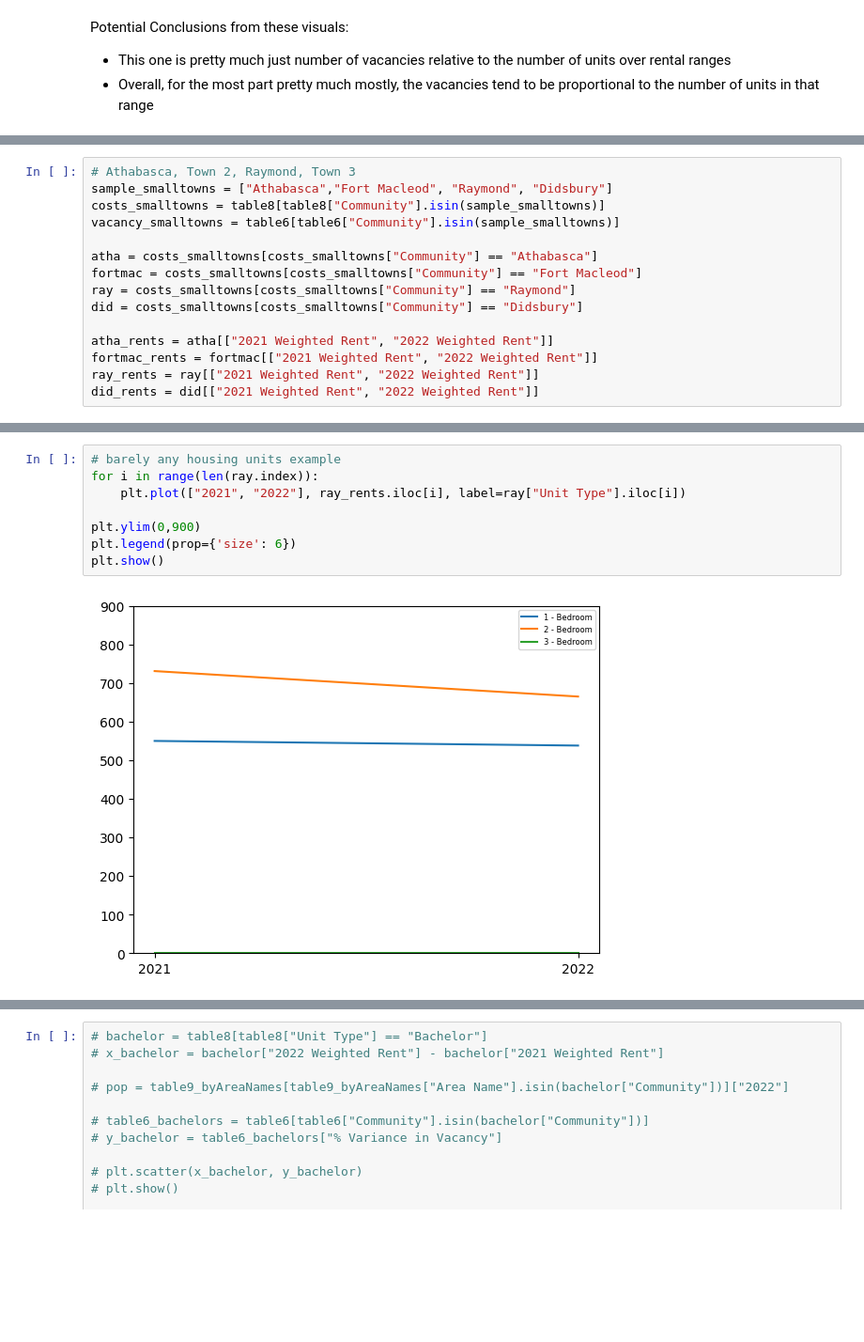
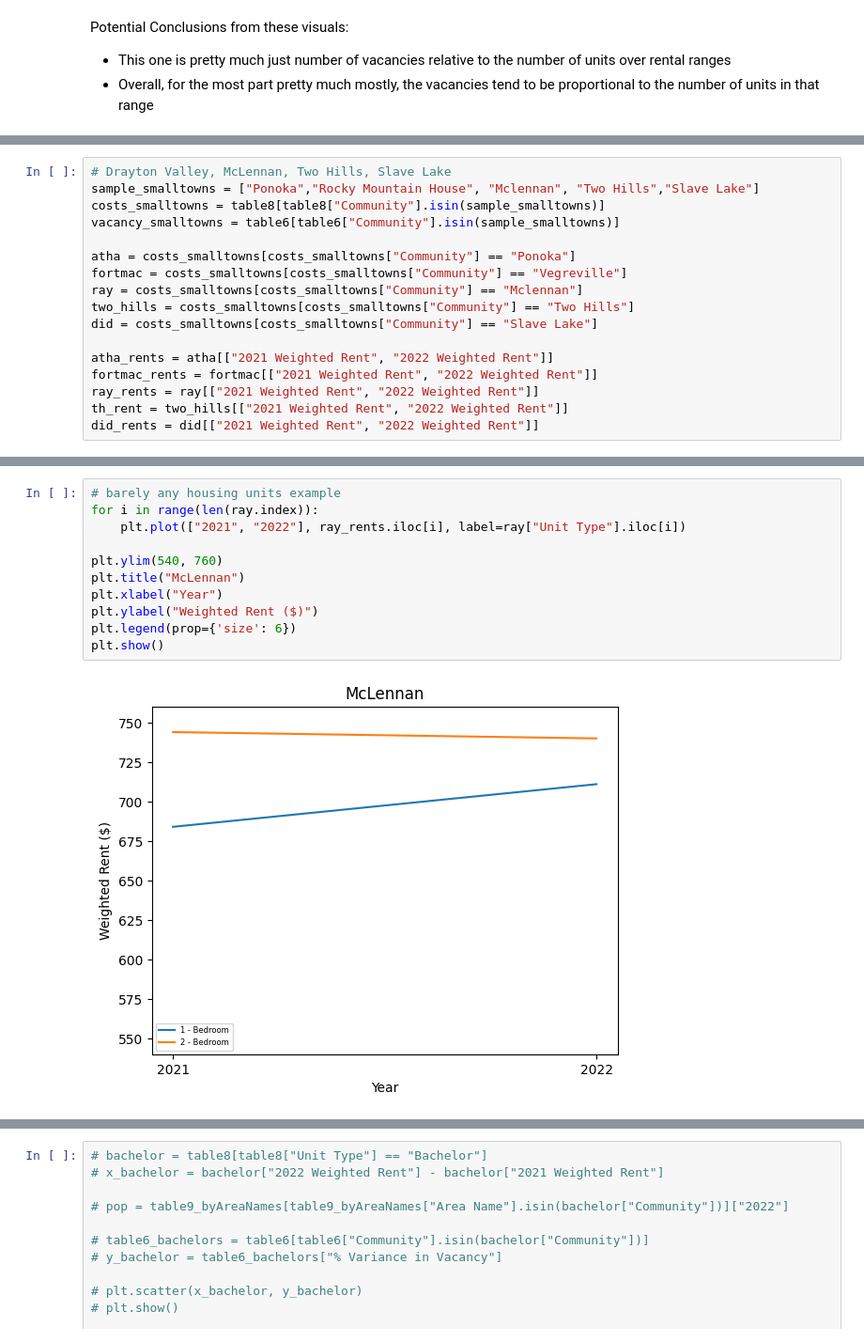
Before and after one commit to Mathemusician1729/DATA-221-Project, a Jupyter notebook: 221-Project.ipynb, the cells around one changed output, grey strips where cells are left out. Shown at 94% size. Saved outputs shown, nothing was run; the diff lists cells and outputs as text; blank space fills up the shorter version.

```diff
--- a/221-Project.ipynb
+++ b/221-Project.ipynb
@@ -230,16 +208,18 @@ table9_byAreaNames
 # %%
-# Athabasca, Town 2, Raymond, Town 3
-sample_smalltowns = ["Athabasca","Fort Macleod", "Raymond", "Didsbury"]
+# Drayton Valley, McLennan, Two Hills, Slave Lake
+sample_smalltowns = ["Ponoka","Rocky Mountain House", "Mclennan", "Two Hills","Slave Lake"]
 costs_smalltowns = table8[table8["Community"].isin(sample_smalltowns)]
 vacancy_smalltowns = table6[table6["Community"].isin(sample_smalltowns)]
 
-atha = costs_smalltowns[costs_smalltowns["Community"] == "Athabasca"]
-fortmac = costs_smalltowns[costs_smalltowns["Community"] == "Fort Macleod"]
-ray = costs_smalltowns[costs_smalltowns["Community"] == "Raymond"]
-did = costs_smalltowns[costs_smalltowns["Community"] == "Didsbury"]
+atha = costs_smalltowns[costs_smalltowns["Community"] == "Ponoka"]
+fortmac = costs_smalltowns[costs_smalltowns["Community"] == "Vegreville"]
+ray = costs_smalltowns[costs_smalltowns["Community"] == "Mclennan"]
+two_hills = costs_smalltowns[costs_smalltowns["Community"] == "Two Hills"]
+did = costs_smalltowns[costs_smalltowns["Community"] == "Slave Lake"]
 
 atha_rents = atha[["2021 Weighted Rent", "2022 Weighted Rent"]]
 fortmac_rents = fortmac[["2021 Weighted Rent", "2022 Weighted Rent"]]
 ray_rents = ray[["2021 Weighted Rent", "2022 Weighted Rent"]]
+th_rent = two_hills[["2021 Weighted Rent", "2022 Weighted Rent"]]
 did_rents = did[["2021 Weighted Rent", "2022 Weighted Rent"]]
 # %%
@@ -264,10 +244,13 @@ plt.show()
 # %%
 # barely any housing units example
 for i in range(len(ray.index)):
     plt.plot(["2021", "2022"], ray_rents.iloc[i], label=ray["Unit Type"].iloc[i])
 
-plt.ylim(0,900)
+plt.ylim(540, 760)
+plt.title("McLennan")
+plt.xlabel("Year")
+plt.ylabel("Weighted Rent ($)")
 plt.legend(prop={'size': 6})
 plt.show()
 # %% [output]
-[figure, old version]
+[figure, new version]
```
Also changed, not shown: parts of 12 cells of this notebook.
